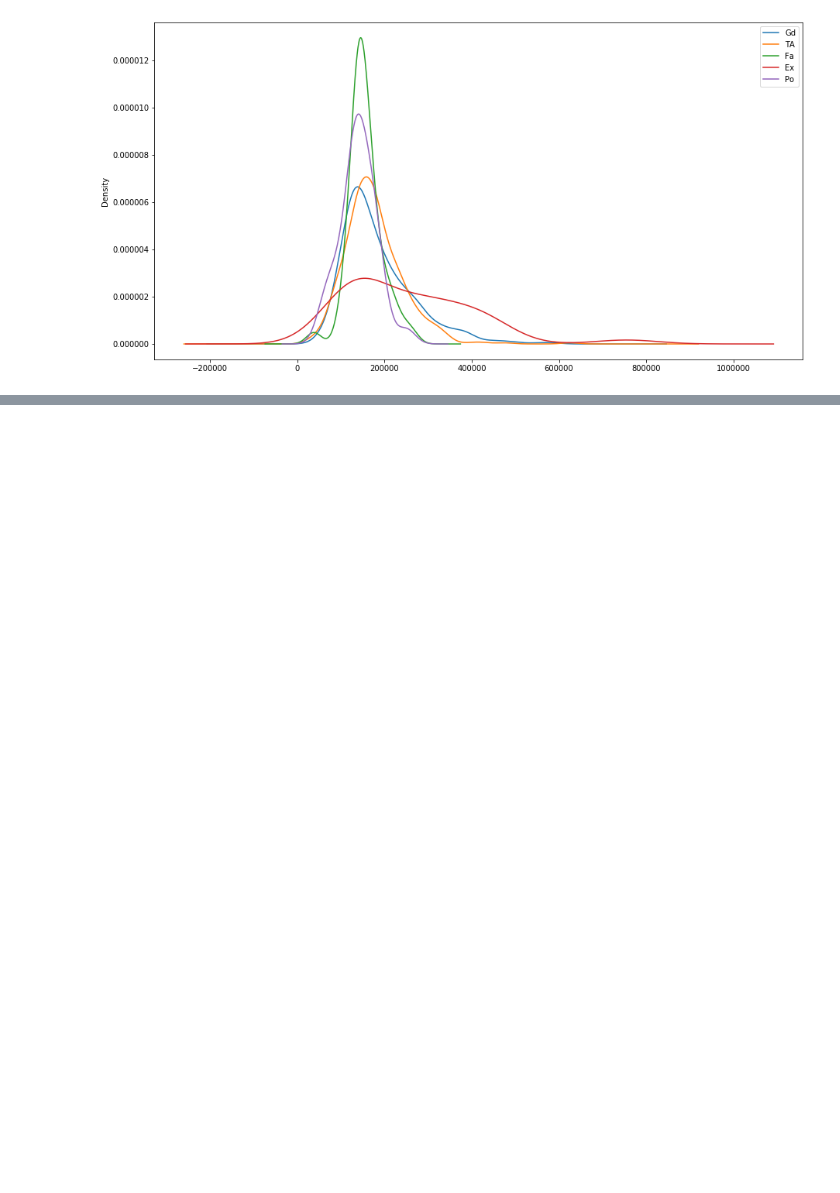
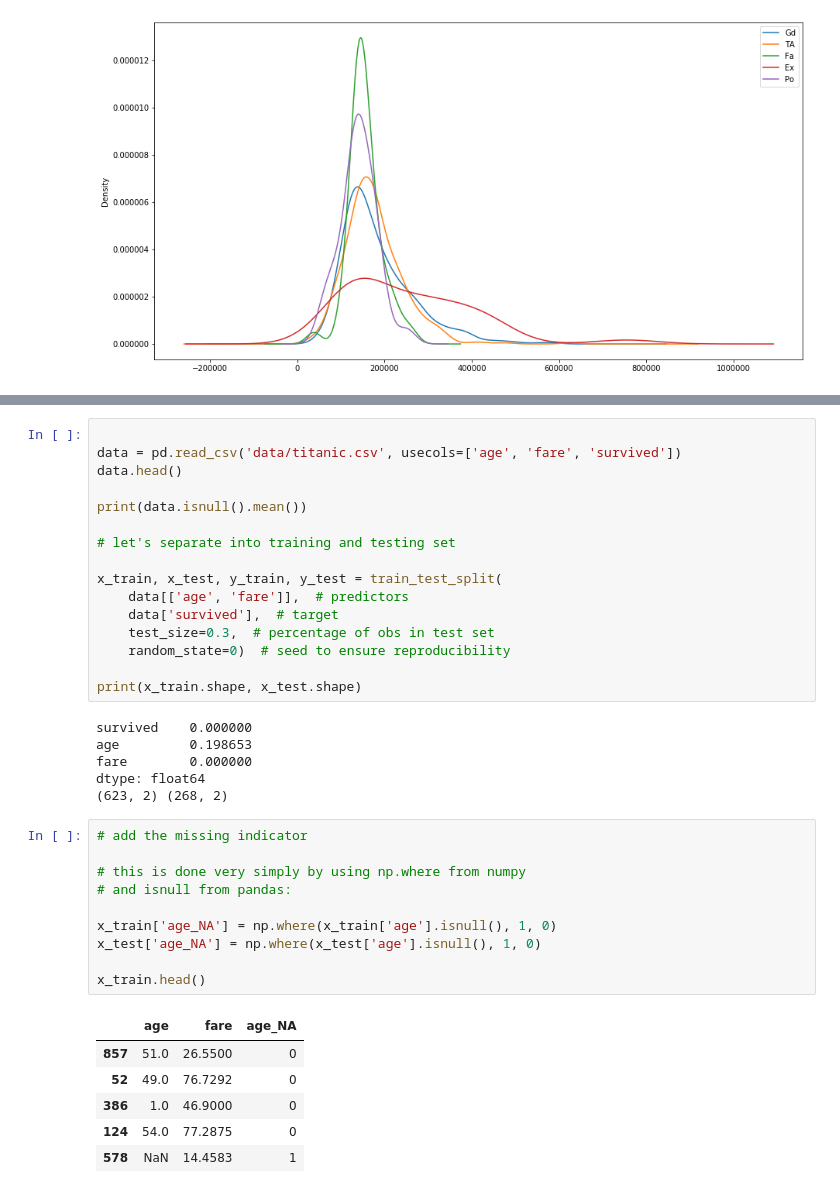
Before and after one commit to KarthikKothareddy/FeatureEngineering, a Jupyter notebook: Missing_Data_Imputation_2.ipynb, the cells around one changed output, grey strips where cells are left out. Cells and saved outputs as stored; diff of their text form; blank space fills up the shorter version.

Commit message:
Missing Indicator

```diff
--- a/Missing_Data_Imputation_2.ipynb
+++ b/Missing_Data_Imputation_2.ipynb
@@ -793,0 +811,39 @@ kde_plot(x_train, 'FireplaceQu_imputed', 'SalePrice')
+# %%
+
+data = pd.read_csv('data/titanic.csv', usecols=['age', 'fare', 'survived'])
+data.head()
+
+print(data.isnull().mean())
+
+# let's separate into training and testing set
+
+x_train, x_test, y_train, y_test = train_test_split(
+    data[['age', 'fare']],  # predictors
+    data['survived'],  # target
+    test_size=0.3,  # percentage of obs in test set
+    random_state=0)  # seed to ensure reproducibility
+
+print(x_train.shape, x_test.shape)
+# %% [output]
+survived    0.000000
+age         0.198653
+fare        0.000000
+dtype: float64
+(623, 2) (268, 2)
+# %%
+# add the missing indicator
+
+# this is done very simply by using np.where from numpy
+# and isnull from pandas:
+
+x_train['age_NA'] = np.where(x_train['age'].isnull(), 1, 0)
+x_test['age_NA'] = np.where(x_test['age'].isnull(), 1, 0)
+
+x_train.head()
+# %% [output]
+|  | age | fare | age_NA |
+| 857 | 51.0 | 26.5500 | 0 |
+| 52 | 49.0 | 76.7292 | 0 |
+| 386 | 1.0 | 46.9000 | 0 |
+| 124 | 54.0 | 77.2875 | 0 |
+| 578 | NaN | 14.4583 | 1 |
```
Also changed, not shown: parts of 3 cells of this notebook.
